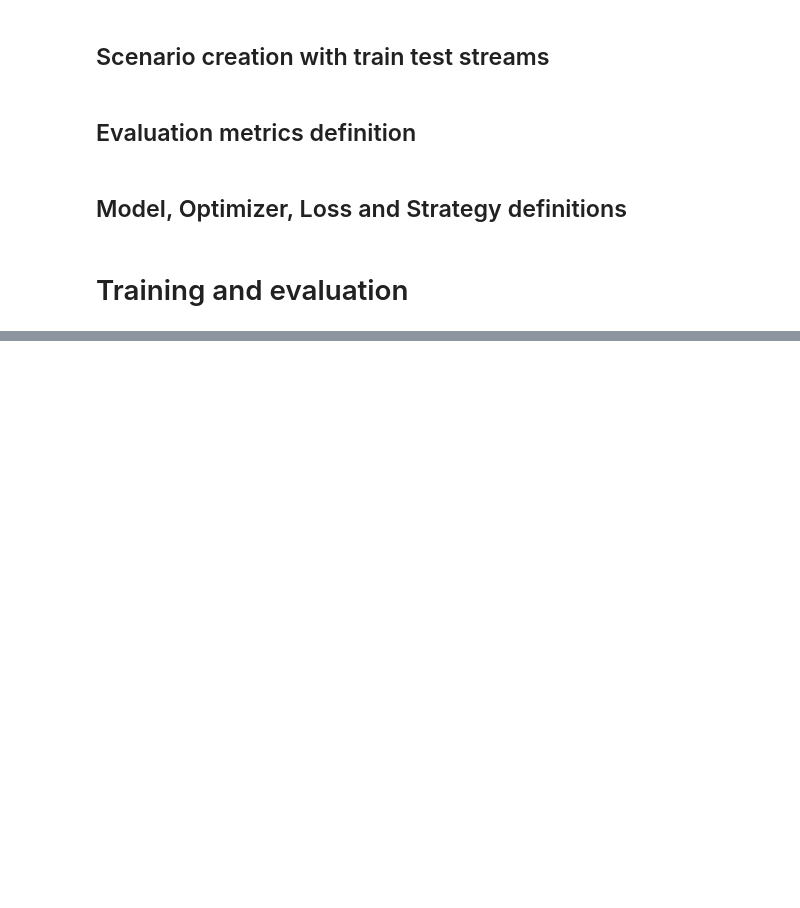
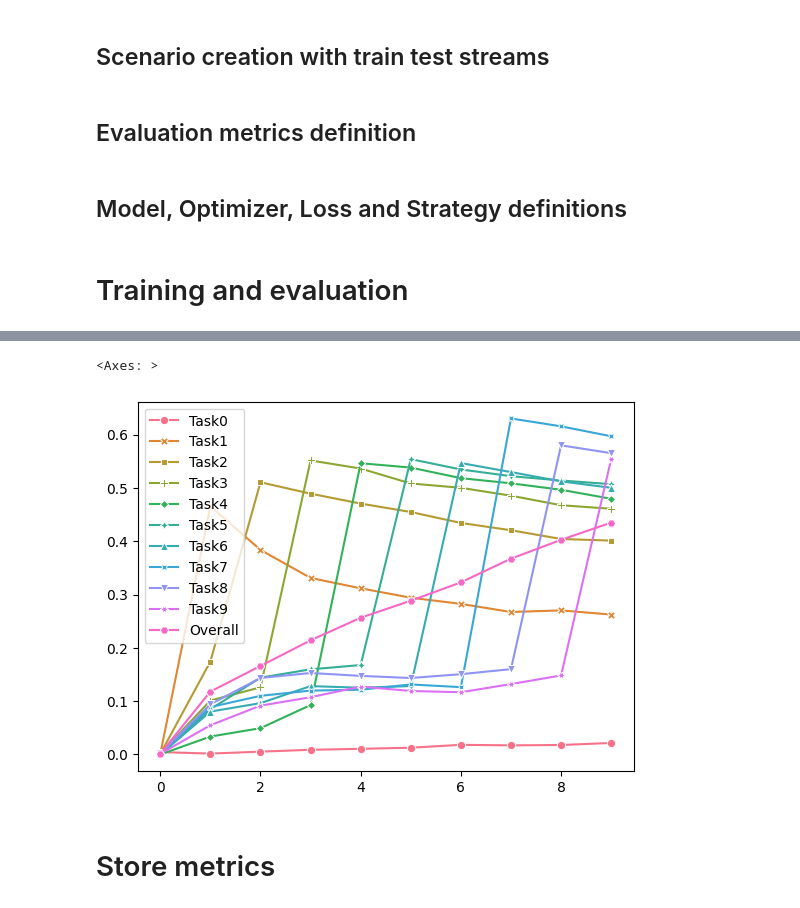
Before and after one commit to joyanedel/tt2, a Jupyter notebook: notebooks/ogd.ipynb, the cells around one changed output, grey strips where cells are left out. Drawn from its saved outputs; the diff is of its cells as text; code cells hidden in the pictures; blank space fills up the shorter version.

```diff
--- a/notebooks/ogd.ipynb
+++ b/notebooks/ogd.ipynb
@@ -62,9 +61,8 @@ test_stream = scenario.test_stream
 ## Evaluation metrics definition
 # %%
 eval_plugin = EvaluationPlugin(
-    bwt_metrics(experience=True, stream=True),
     accuracy_metrics(experience=True, stream=True),
-    forgetting_metrics(experience=True, stream=True)
+    loggers=[InteractiveLogger()]
 )
 # %% [markdown]
 ## Model, Optimizer, Loss and Strategy definitions
@@ -97,0 +256,17 @@ eval_plugin.get_last_metrics()
+# %%
+accuracies: dict[int, list[float]] = dict()
+
+for i in range(10):
+    accuracies[f"Task{i}"] = eval_plugin.get_all_metrics()[f"Top1_Acc_Exp/eval_phase/test_stream/Task000/Exp00{i}"][1]
+
+accuracies["Overall"] = eval_plugin.get_all_metrics()["Top1_Acc_Stream/eval_phase/test_stream/Task000"][1]
+# %%
+acc_df = pd.DataFrame(accuracies)
+acc_df.index = range(10)
+# %%
+sns.lineplot(data=acc_df, dashes=False, markers=True)
+# %% [output]
+<Axes: >
+[figure, added]
+# %% [markdown]
+# Store metrics
```
Also changed, not shown: parts of 13 cells of this notebook, 9 other files.
